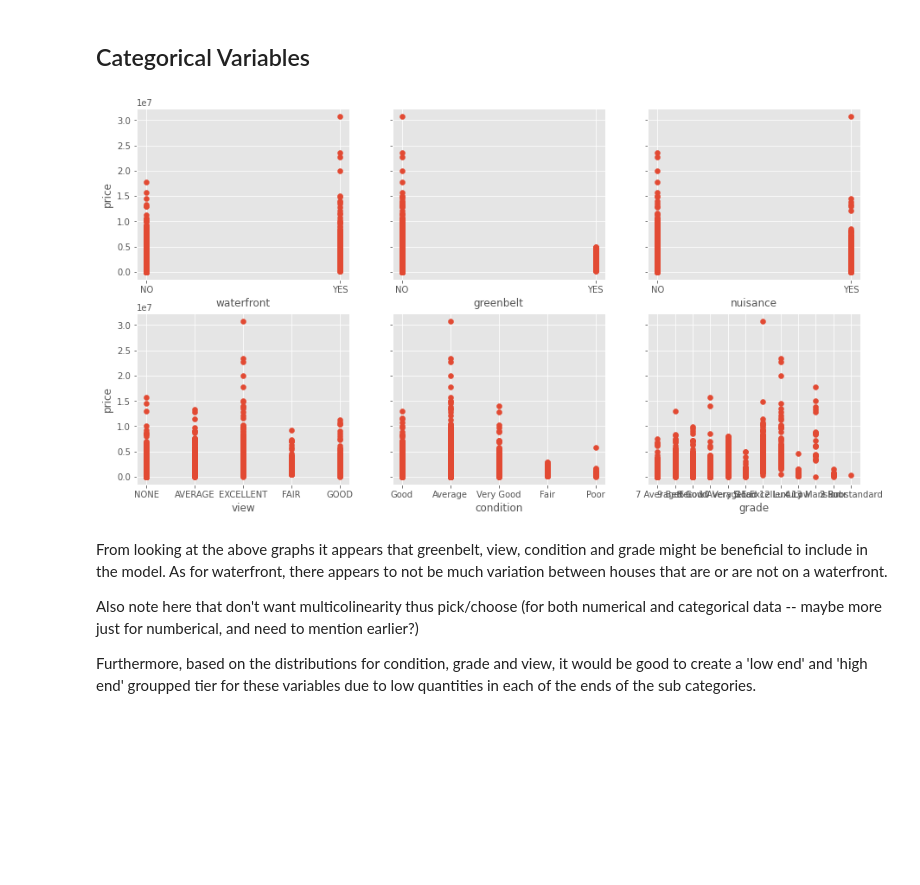
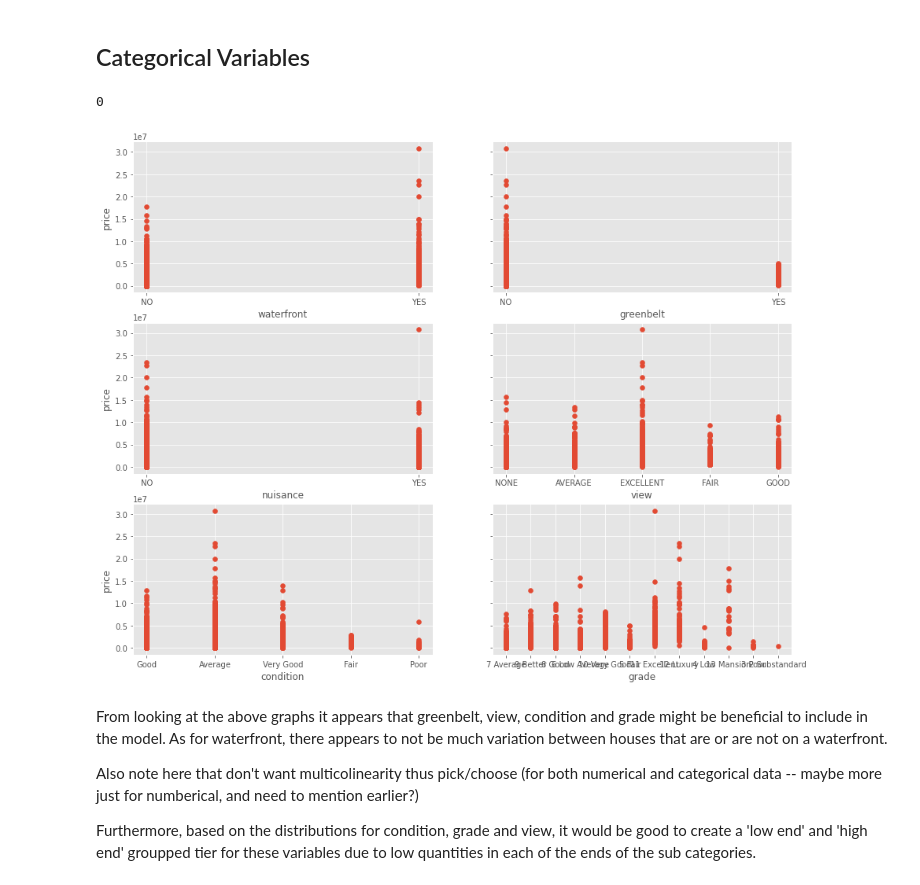
Before and after one commit to Bella3s/housing-analysis-project, a Jupyter notebook: housing_analysis.ipynb, the cells around one changed output. Cells and saved outputs as stored; diff of their text form; code cells hidden in the pictures; blank space fills up the shorter version.

```diff
--- a/housing_analysis.ipynb
+++ b/housing_analysis.ipynb
@@ -210,7 +277,7 @@ Sammamish        976
 Maple Valley     887
 Name: city, dtype: int64
 # %%
-df['state'] = test_df['address'].map(lambda x: x.split(',')[2].strip()[:10])
+df['state'] = df['address'].map(lambda x: x.split(',')[2].strip()[:10])
 df['state'].value_counts()
 # %% [output]
 Washington    29200
@@ -365,27 +459,31 @@ ax.set_ylabel('price');
 So that doesn't look linear at all :(.  The distribution of bathrooms was fairly normal, again with a bit of right skew.  From the scatter plot we can see that therre are some outliers both in the number of bathrooms total (10 bathrooms is a lot!) as well as in sale price (note the home with about 3.5 bath that sold for over $3 million).
 # %% [markdown]
 ## Categorical Variables
+# %%
+4%2
+# %% [output]
+0
 # %%
 cat_vars = ['waterfront', 'greenbelt', 'nuisance', 'view', 'condition', 'grade']
 
-fig, axes = plt.subplots(ncols=3, nrows=2, figsize=(15,8), sharey=True)
+fig, axes = plt.subplots(ncols=2, nrows=3, figsize=(15,12), sharey=True)
 
 for i,cat in enumerate(cat_vars):
     # set proper axis
-    row = i // 3
-    col = i % 3
+    row = i // 2
+    col = i % 2
     ax = axes[row][col]
 
     #set x and y
     x = df[cat]
     y_graph = df['price']
 
     ax.scatter(x, y_graph)
     ax.set_xlabel(cat)
     if col == 0:
         ax.set_ylabel('price')
 # %% [output]
-[figure, old version]
+[figure, new version]
 # %% [markdown]
 From looking at the above graphs it appears that greenbelt, view, condition and grade might be beneficial to include in the model. As for waterfront, there appears to not be much variation between houses that are or are not on a waterfront.
 
```
Also changed, not shown: parts of 71 cells of this notebook.
